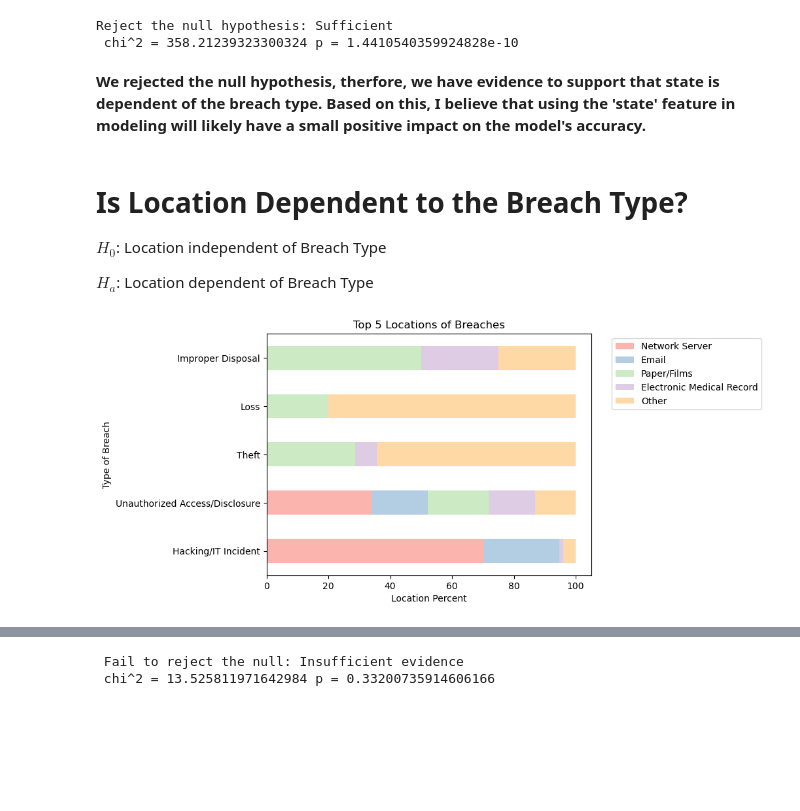
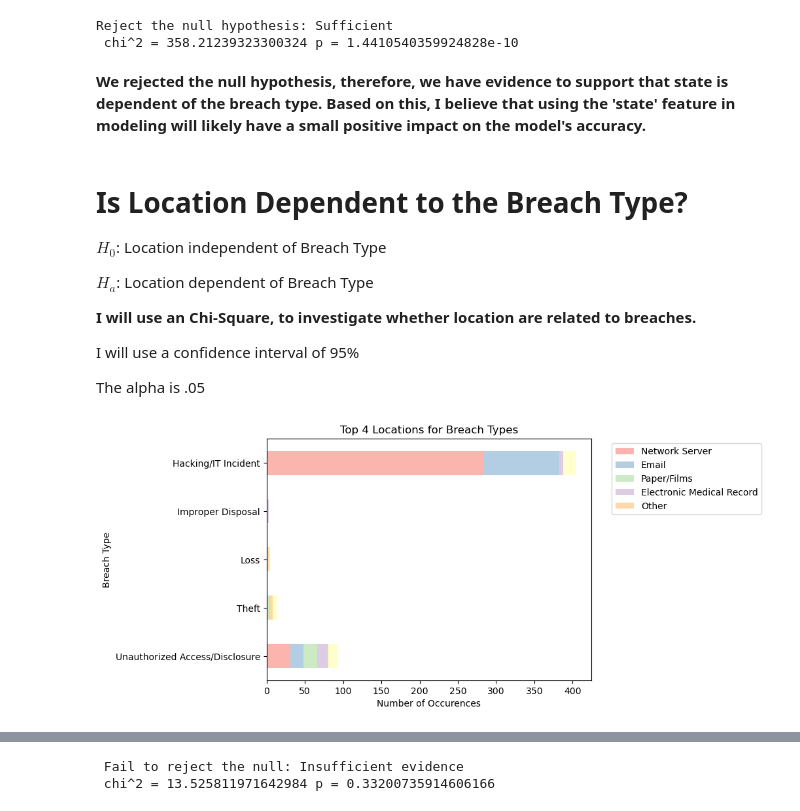
Before and after one commit to Keila-Camarillo/healthcare_breach, a Jupyter notebook: final_report.ipynb, the cells around one changed output, grey strips where cells are left out. Cells and saved outputs as stored; diff of their text form; code cells hidden in the pictures; blank space fills up the shorter version.

```diff
--- a/final_report.ipynb
+++ b/final_report.ipynb
@@ -111,17 +104,31 @@ e.cross_function(train, "breach_type", "state")
 Reject the null hypothesis: Sufficient
  chi^2 = 358.21239323300324 p = 1.4410540359924828e-10
 # %% [markdown]
-**We rejected the null hypothesis, therfore, we have evidence to support that state is dependent of the breach type. Based on this, I believe that using the 'state' feature in modeling will likely have a small positive impact on the model's accuracy.**
+**We rejected the null hypothesis, therefore, we have evidence to support that state is dependent of the breach type. Based on this, I believe that using the 'state' feature in modeling will likely have a small positive impact on the model's accuracy.**
 # %% [markdown]
 # Is Location Dependent to the Breach Type?
 $H_0$: Location independent of Breach Type
 
 
 $H_a$: Location dependent of Breach Type
+
+**I will use an Chi-Square, to investigate whether location are related to breaches.**
+
+I will use a confidence interval of 95%
+
+The alpha is .05
-# %%
-# Visualization of the top 5 locations and how they make up each type of breach
-top_5 = e.cat_list(train, "location")
-e.plot_breach_locations(top_5)
-# %% [output]
-[figure, removed]
+# %%
+# Visualization of breaches and the number of occurences in the top 5 locations
+e.plot_stacked_bar(
+    train,
+    "breach_type",
+    "location",
+    "Top 4 Locations for Breach Types",
+    "Number of Occurences",
+    "Breach Type",
+    limit = 5,
+    legendnames=("Network Server", "Email", "Paper/Films", "Electronic Medical Record", "Other")
+)
+# %% [output]
+[figure, added]
 # %% [markdown]
```
Also changed, not shown: parts of 38 cells of this notebook, 6 other files.
